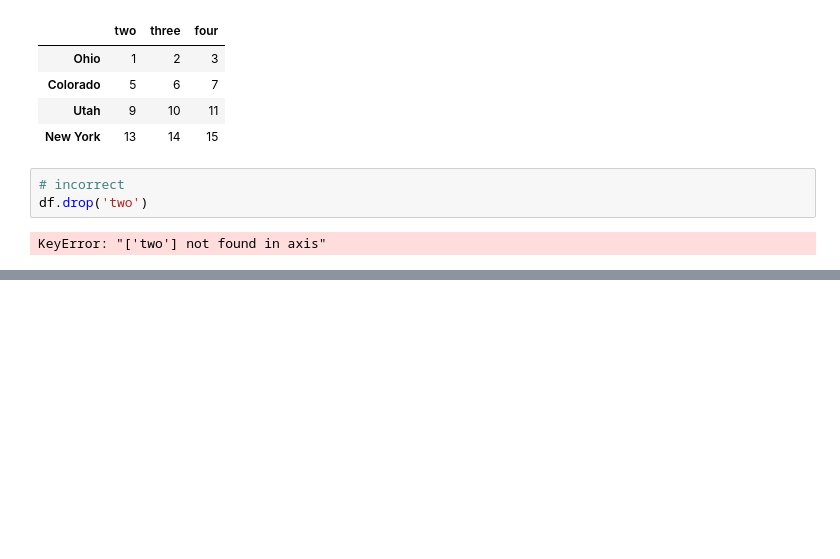
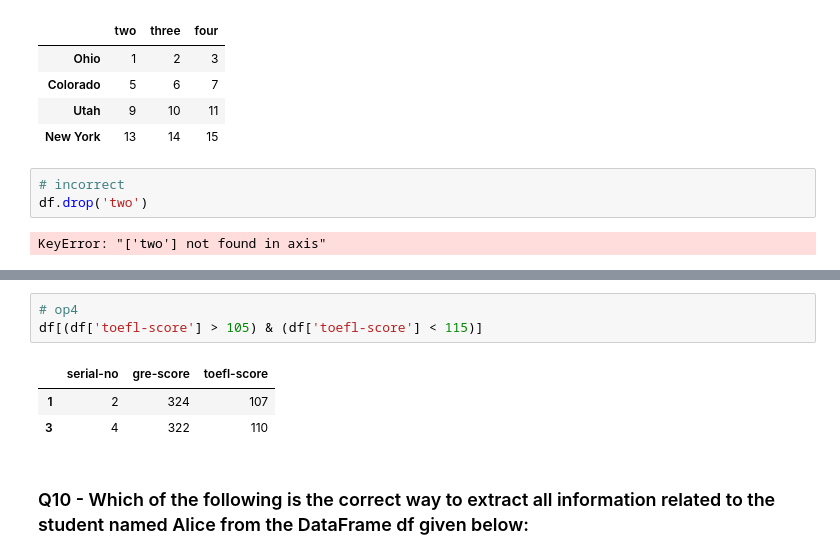
Before and after one commit to shernaliu/CourseraCourses, a Jupyter notebook: AppliedDataSciencewithPython/Course1/Week2-MCQ.ipynb, the cells around one changed output, grey strips where cells are left out. Saved outputs shown, nothing was run; the diff lists cells and outputs as text; blank space fills up the shorter version.

```diff
--- a/AppliedDataSciencewithPython/Course1/Week2-MCQ.ipynb
+++ b/AppliedDataSciencewithPython/Course1/Week2-MCQ.ipynb
@@ -283,0 +344,9 @@ df.filter(['oranges'])
+# %%
+# op4
+df[(df['toefl-score'] > 105) & (df['toefl-score'] < 115)]
+# %% [output]
+|  | serial-no | gre-score | toefl-score |
+| 1 | 2 | 324 | 107 |
+| 3 | 4 | 322 | 110 |
+# %% [markdown]
+### Q10 - Which of the following is the correct way to extract all information related to the student named Alice from the DataFrame df given below:
```
Also changed, not shown: parts of 25 cells of this notebook, 3 other files.
